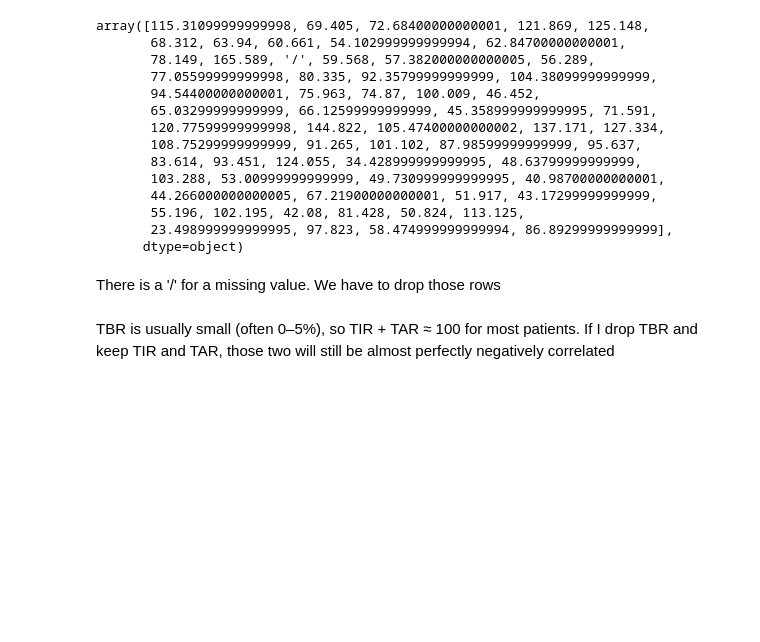
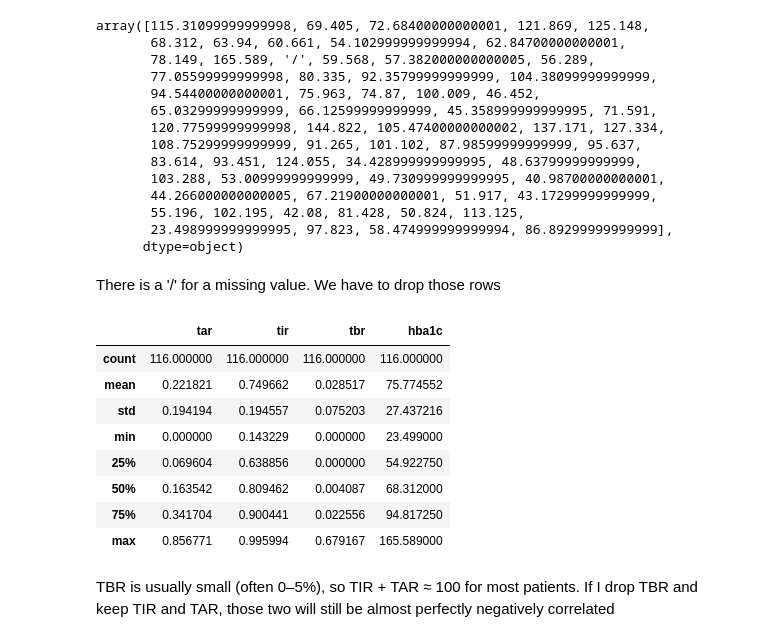
Before and after one commit to Aleks-cmyk/explore_diabetes_data, a Jupyter notebook: notebooks/00_eda.ipynb, the cells around one changed output. Drawn from its saved outputs; the diff is of its cells as text; code cells hidden in the pictures; blank space fills up the shorter version.

Commit message:
fitting models

```diff
--- a/notebooks/00_eda.ipynb
+++ b/notebooks/00_eda.ipynb
@@ -962,3 +962,15 @@ array([115.31099999999998, 69.405, 72.68400000000001, 121.869, 125.148,
 There is a '/' for a missing value. We have to drop those rows
 # %%
 model_data = model_data[model_data['hba1c'] != '/']
+model_data['hba1c'] = pd.to_numeric(model_data['hba1c'], errors='coerce')
+model_data.describe()
+# %% [output]
+|  | tar | tir | tbr | hba1c |
+| count | 116.000000 | 116.000000 | 116.000000 | 116.000000 |
+| mean | 0.221821 | 0.749662 | 0.028517 | 75.774552 |
+| std | 0.194194 | 0.194557 | 0.075203 | 27.437216 |
+| min | 0.000000 | 0.143229 | 0.000000 | 23.499000 |
+| 25% | 0.069604 | 0.638856 | 0.000000 | 54.922750 |
+| 50% | 0.163542 | 0.809462 | 0.004087 | 68.312000 |
+| 75% | 0.341704 | 0.900441 | 0.022556 | 94.817250 |
+| max | 0.856771 | 0.995994 | 0.679167 | 165.589000 |
```
Also changed, not shown: parts of 9 cells of this notebook, 3 other files.
